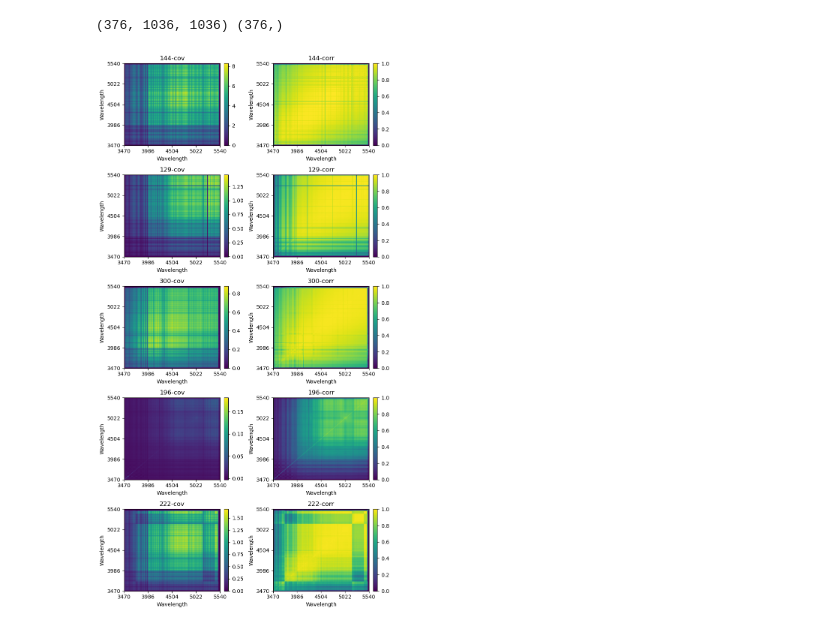
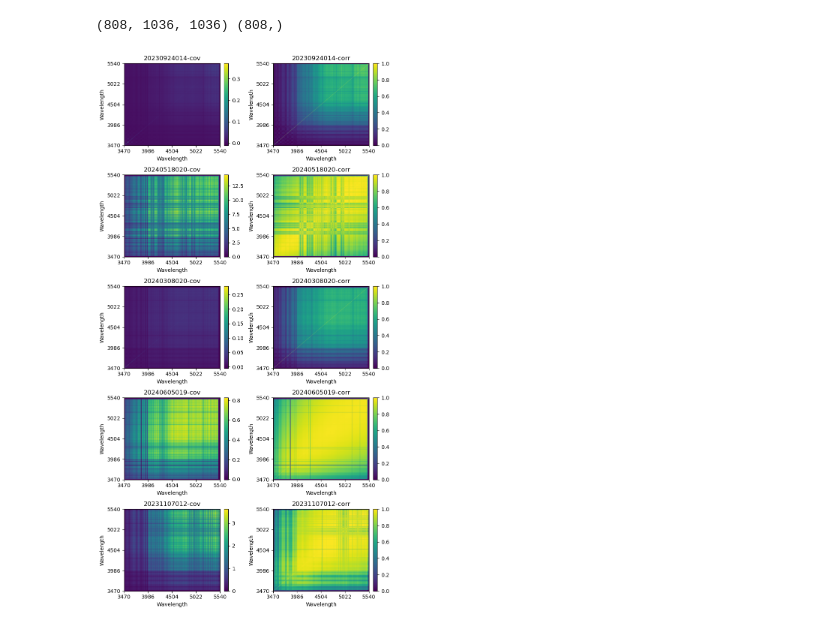
Before and after one commit to qezlou/hetdex_res, a Jupyter notebook: notebooks/get_cov_hub.ipynb, the cells around one changed output. Saved outputs shown, nothing was run; the diff lists cells and outputs as text; code cells hidden in the pictures.

Commit message:
more corr plots

```diff
--- a/notebooks/get_cov_hub.ipynb
+++ b/notebooks/get_cov_hub.ipynb
@@ -9,15 +9,16 @@ sys.path.append(os.path.abspath('/home/jovyan/work/hetdex/packs/private-het-data
 
 import het_cov
 # %%
-cov_file = '/home/jovyan/work/hetdex/data/cov_calfib_ffsky.h5'
+#cov_file = '/home/jovyan/work/hetdex/data/cov_calfib_ffsky.h5'
+cov_file = '/home/qezlou/HD1/data_het/data/emmission/cov_calfib_ffsky.h5'
 with h5py.File(cov_file, 'r') as f:
     shotids = f['shotid'][:]
     cov = f['cov_calfib_ffsky'][:]
 print(cov.shape, shotids.shape)
 # %% [output]
-(376, 1036, 1036) (376,)
+(808, 1036, 1036) (808,)
 # %%
-with h5py.File('/home/jovyan/work/hetdex/data/wave.h5', 'r') as f:
+with h5py.File('/home/qezlou/HD1/data_het/data/emmission/wave.h5', 'r') as f:
     wave = f['wave'][:]
 # %%
 def get_corr(cov_matrices):
@@ -41,39 +42,39 @@ import matplotlib.pyplot as plt
 import h5py
 
 fig, ax = plt.subplots(5, 2, figsize=(8, 15))
-ind = np.random.randint(0, shotids.size, 5)
+ind_rand = np.random.randint(0, shotids.size, 5)
 
 N = wave.shape[0]  # assuming square covariance matrices of shape (N, N)
 
 # Pick ~5 log-spaced ticks across the full wave range
 num_ticks = 5
 tick_indices = np.linspace(0, N - 1, num_ticks, dtype=int)
 tick_positions = [wave[i] for i in tick_indices]
 tick_labels = [f"{wave[i]:.0f}" for i in tick_indices]
 
 # Loop over each shot
-for i, shot in enumerate(ind):
-    ax[i, 0].set_title(f'{shot}-cov')
-    ax[i, 1].set_title(f'{shot}-corr')
+for i, ind in enumerate(ind_rand):
+    ax[i, 0].set_title(f'{shotids[ind]}-cov')
+    ax[i, 1].set_title(f'{shotids[ind]}-corr')
 
     # Show images with wavelength-scaled axes using 'extent'
-    im0 = ax[i, 0].imshow(cov[shot, :, :], origin='lower', cmap='viridis',
+    im0 = ax[i, 0].imshow(cov[ind, :, :], origin='lower', cmap='viridis',
                           aspect='auto', extent=[wave[0], wave[-1], wave[0], wave[-1]])
-    im1 = ax[i, 1].imshow(corr[shot, :, :], origin='lower', cmap='viridis', vmin=0, vmax=1,
+    im1 = ax[i, 1].imshow(corr[ind, :, :], origin='lower', cmap='viridis', vmin=0, vmax=1,
                           aspect='auto', extent=[wave[0], wave[-1], wave[0], wave[-1]])
 
     # Set wavelength ticks and labels
     for a in [ax[i, 0], ax[i, 1]]:
         a.set_xticks(tick_positions)
         a.set_xticklabels(tick_labels)
         a.set_yticks(tick_positions)
         a.set_yticklabels(tick_labels)
         a.set_xlabel("Wavelength")
         a.set_ylabel("Wavelength")
 
     fig.colorbar(im0, ax=ax[i, 0], fraction=0.046, pad=0.04)
     fig.colorbar(im1, ax=ax[i, 1], fraction=0.046, pad=0.04)
 
 fig.tight_layout()
 # %% [output]
-[figure, old version]
+[figure, new version]
```
Also changed, not shown: parts of 2 cells of this notebook.
